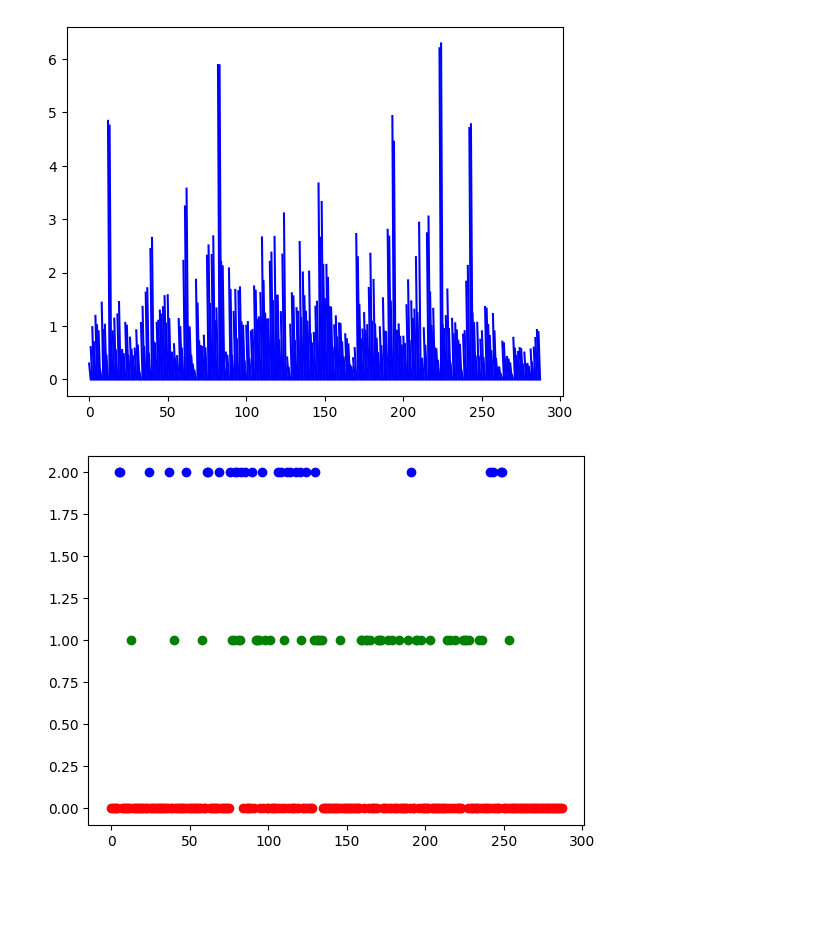
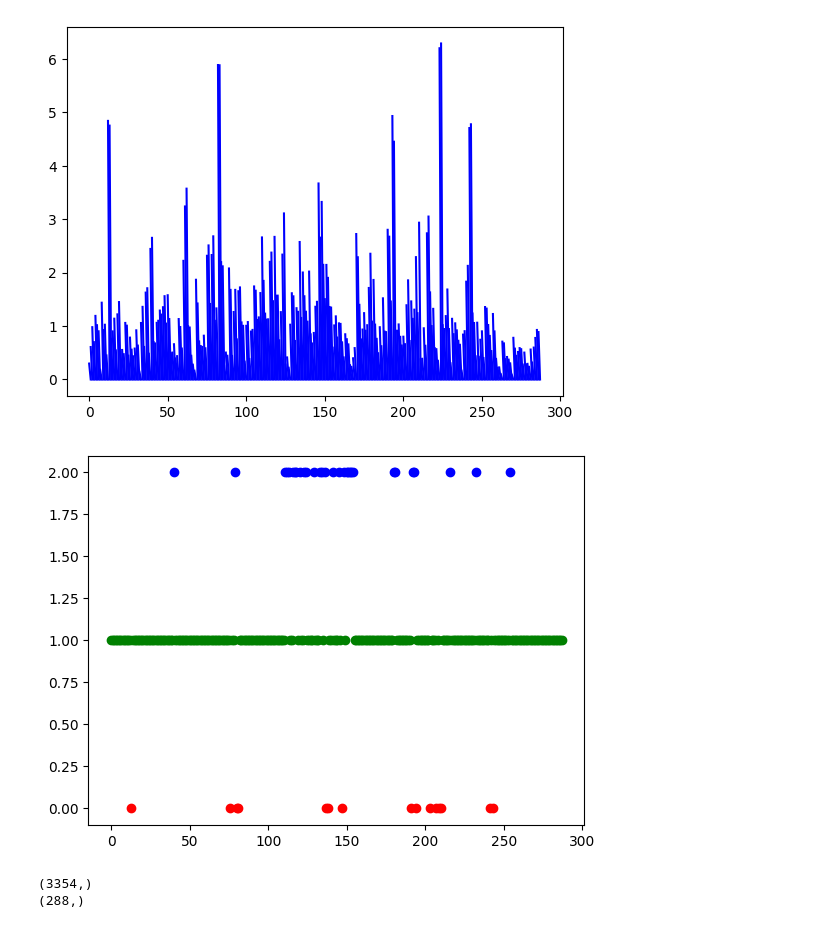
Before and after one commit to Bela4321/matrixmethods_dataanalysis, a Jupyter notebook: Kriterias/preprocesing.ipynb, the cells around one changed output. Saved outputs shown, nothing was run; the diff lists cells and outputs as text; code cells hidden in the pictures; blank space fills up the shorter version.

```diff
--- a/Kriterias/preprocesing.ipynb
+++ b/Kriterias/preprocesing.ipynb
@@ -128,7 +128,7 @@ filtered_words = [word for word in words if word.lower() not in stopwords_list]
 # %%
 # show word distribution
 word_frequency_table = {}
-for word in filtered_words:
+for word in words:
     if word in word_frequency_table:
         word_frequency_table[word] += 1
     else:
@@ -220,9 +220,20 @@ def kmeans(X, k, max_iter=100):
 # %%
 # plot the data with the k-means clustering
 k = 3
 labels = kmeans(term_sentence_matrix_rank.T, k)
-colors = ['r', 'g', 'b']
+colors = ['r', 'g', 'b','y','orange', 'purple']
 for i in range(len(sentences)):
     plt.scatter(i, labels[i], color=colors[labels[i]])
 # %% [output]
-[figure, old version]
+[figure, new version]
+# %%
+# calculate saliency scores
+AAT=term_sentence_matrix_rank @term_sentence_matrix_rank.T
+ATA= term_sentence_matrix_rank.T @ term_sentence_matrix_rank
+u=np.linalg.eig(AAT).eigenvectors[0]
+print(u.shape)
+v=np.linalg.eig(ATA).eigenvectors[0]
+print(v.shape)
+# %% [output]
+(3354,)
+(288,)
```
Also changed, not shown: parts of 3 cells of this notebook.
